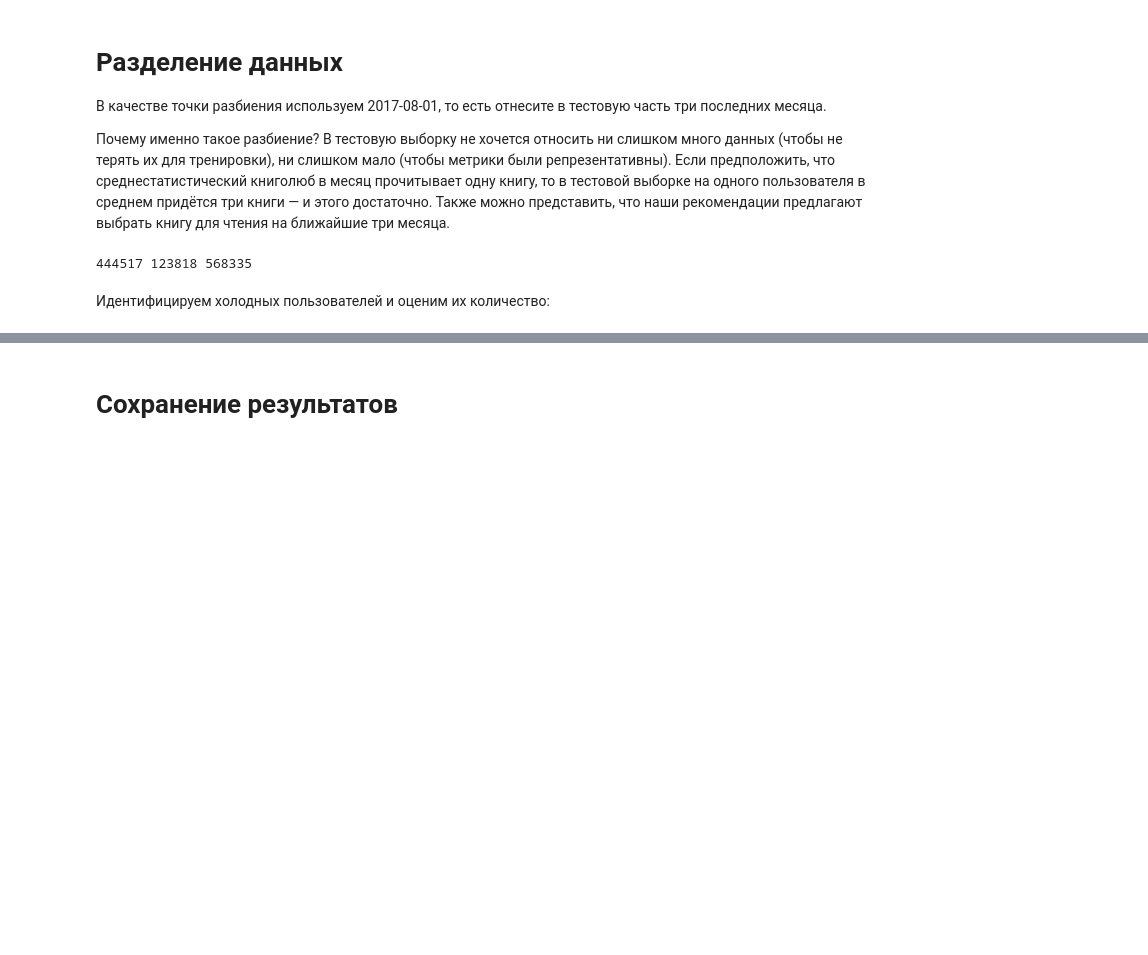
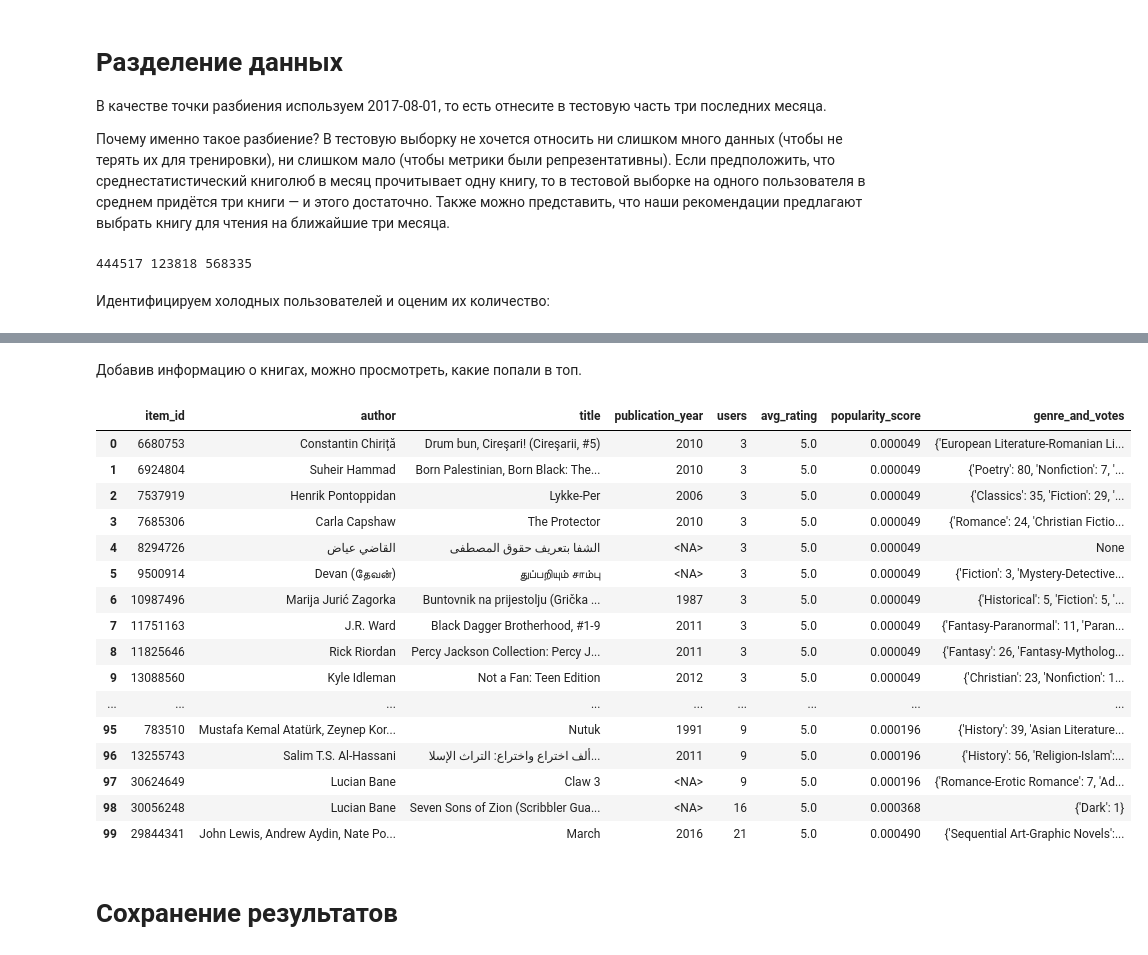
Before and after one commit to alexnikzotov/mle-recsys-start, a Jupyter notebook: preprocessing.ipynb, the cells around one changed output, grey strips where cells are left out. Saved outputs shown, nothing was run; the diff lists cells and outputs as text; code cells hidden in the pictures; blank space fills up the shorter version.

```diff
--- a/preprocessing.ipynb
+++ b/preprocessing.ipynb
@@ -318,7 +318,7 @@ events = events.rename(columns={'book_id':'item_id'})
 # %% [markdown]
 Для удобства перекодируйте идентификаторы пользователей из символьного вида (92f960b6da4be49c7955794c6331d759) в числовой. Все оставшиеся после обработки данных идентификаторы нужно отсортировать по возрастанию и последовательно пронумеровать, начиная с 1 000 000. Эти значения и будут новыми идентификаторами пользователей:
 # %%
-events['user_id'] = [1_000_000 + int(hash(identifier)) for identifier in events['user_id']]
+events['user_id'] = [1_000_000 + abs(int(hash(identifier))) for identifier in events['user_id']]
 # %% [markdown]
 # Разделение данных
 
@@ -350,0 +365,21 @@ print(len(cold_users))
+# %%
+from sklearn.preprocessing import MinMaxScaler
+
+top_pop_start_date = pd.to_datetime("2015-01-01").date()
+
+item_popularity = events_train.query("started_at >= @top_pop_start_date").\
+groupby(["item_id"]).agg(users=("user_id","nunique"), avg_rating=("rating","mean")).reset_index()
+
+# нормализация пользователей и среднего рейтинга, требуется для их приведения к одному масштабу
+scaler = MinMaxScaler()
+item_popularity[["users_norm", "avg_rating_norm"]] = scaler.fit_transform(item_popularity[["users", "avg_rating"]])
+
+# вычисляем popularity_score, как скор популярности со штрафом за низкий рейтинг
+item_popularity["popularity_score"] = (item_popularity["users_norm"] * item_popularity["avg_rating_norm"])
+
+# сортируем по убыванию popularity_score
+item_popularity = item_popularity.sort_values(by=["avg_rating","popularity_score"]).reset_index(drop=True) # ваш код здесь #
+
+# выбираем первые 100 айтемов со средней оценкой avg_rating не меньше 4
+top_k_pop_items = item_popularity[-100:] # ваш код здесь #
+top_k_pop_items
@@ -350,0 +400,29 @@ print(len(cold_users))
+# %% [markdown]
+Добавив информацию о книгах, можно просмотреть, какие попали в топ.
+# %%
+
+# добавляем информацию о книгах
+top_k_pop_items = top_k_pop_items.merge(
+    items.set_index("item_id")[["author", "title", "genre_and_votes", "publication_year"]], on="item_id")
+
+with pd.option_context('display.max_rows', 100):
+    display(top_k_pop_items[["item_id", "author", "title", "publication_year", "users",\
+                              "avg_rating", "popularity_score", "genre_and_votes"]])
+# %% [output]
+|  | item_id | author | title | publication_year | users | avg_rating | popularity_score | genre_and_votes |
+| 0 | 6680753 | Constantin Chiriță | Drum bun, Cireşari! (Cireşarii, #5) | 2010 | 3 | 5.0 | 0.000049 | {'European Literature-Romanian Li... |
+| 1 | 6924804 | Suheir Hammad | Born Palestinian, Born Black: The... | 2010 | 3 | 5.0 | 0.000049 | {'Poetry': 80, 'Nonfiction': 7, '... |
+| 2 | 7537919 | Henrik Pontoppidan | Lykke-Per | 2006 | 3 | 5.0 | 0.000049 | {'Classics': 35, 'Fiction': 29, '... |
+| 3 | 7685306 | Carla Capshaw | The Protector | 2010 | 3 | 5.0 | 0.000049 | {'Romance': 24, 'Christian Fictio... |
+| 4 | 8294726 | القاضي عياض | الشفا بتعريف حقوق المصطفى | <NA> | 3 | 5.0 | 0.000049 | None |
+| 5 | 9500914 | Devan (தேவன்) | துப்பறியும் சாம்பு | <NA> | 3 | 5.0 | 0.000049 | {'Fiction': 3, 'Mystery-Detective... |
+| 6 | 10987496 | Marija Jurić Zagorka | Buntovnik na prijestolju (Grička ... | 1987 | 3 | 5.0 | 0.000049 | {'Historical': 5, 'Fiction': 5, '... |
+| 7 | 11751163 | J.R. Ward | Black Dagger Brotherhood, #1-9 | 2011 | 3 | 5.0 | 0.000049 | {'Fantasy-Paranormal': 11, 'Paran... |
+| 8 | 11825646 | Rick Riordan | Percy Jackson Collection: Percy J... | 2011 | 3 | 5.0 | 0.000049 | {'Fantasy': 26, 'Fantasy-Mytholog... |
+| 9 | 13088560 | Kyle Idleman | Not a Fan: Teen Edition | 2012 | 3 | 5.0 | 0.000049 | {'Christian': 23, 'Nonfiction': 1... |
+| ... | ... | ... | ... | ... | ... | ... | ... | ... |
+| 95 | 783510 | Mustafa Kemal Atatürk, Zeynep Kor... | Nutuk | 1991 | 9 | 5.0 | 0.000196 | {'History': 39, 'Asian Literature... |
+| 96 | 13255743 | Salim T.S. Al-Hassani | ألف اختراع واختراع: التراث الإسلا... | 2011 | 9 | 5.0 | 0.000196 | {'History': 56, 'Religion-Islam':... |
+| 97 | 30624649 | Lucian Bane | Claw 3 | <NA> | 9 | 5.0 | 0.000196 | {'Romance-Erotic Romance': 7, 'Ad... |
+| 98 | 30056248 | Lucian Bane | Seven Sons of Zion (Scribbler Gua... | <NA> | 16 | 5.0 | 0.000368 | {'Dark': 1} |
+| 99 | 29844341 | John Lewis, Andrew Aydin, Nate Po... | March | 2016 | 21 | 5.0 | 0.000490 | {'Sequential Art-Graphic Novels':... |
```
Also changed, not shown: parts of 7 cells of this notebook.
